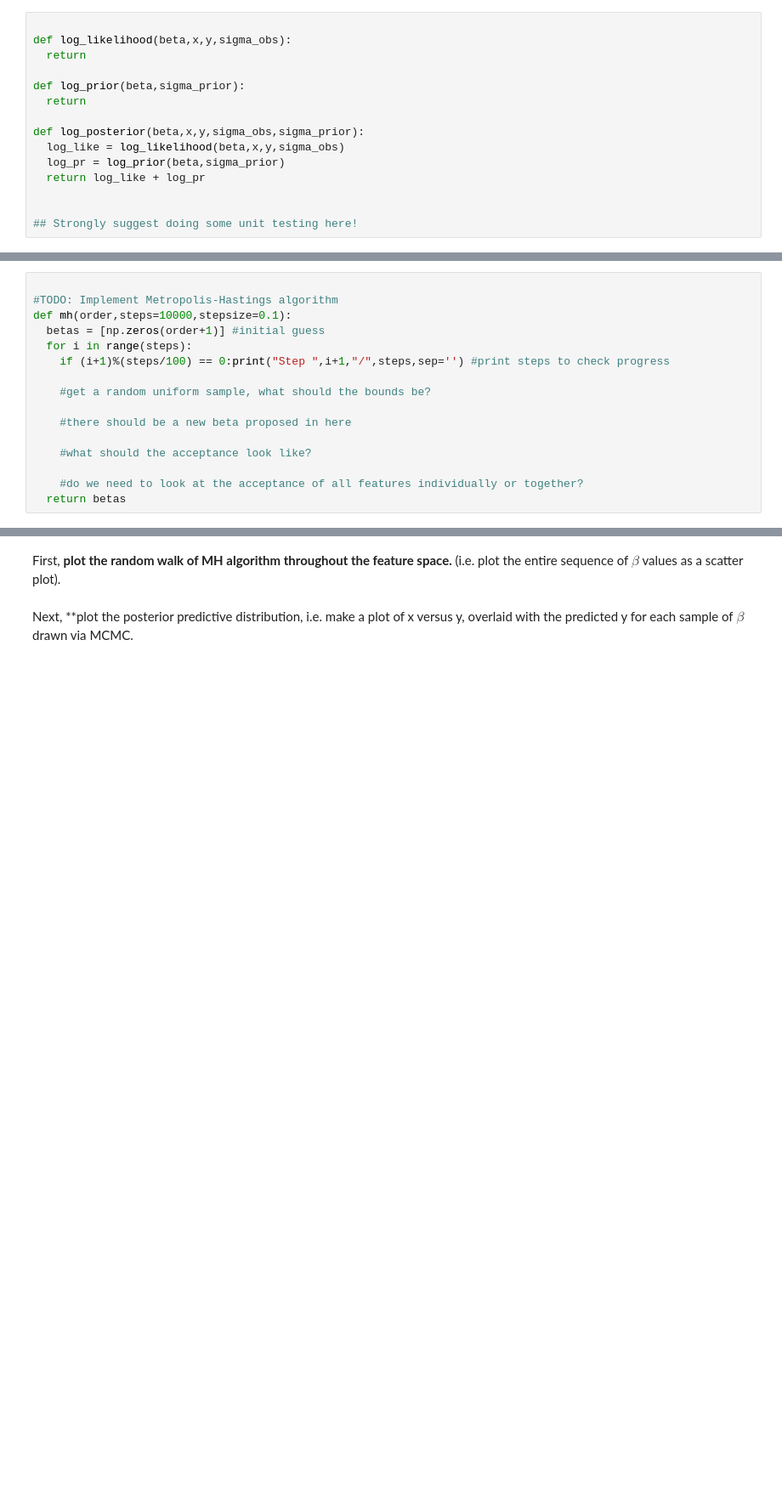
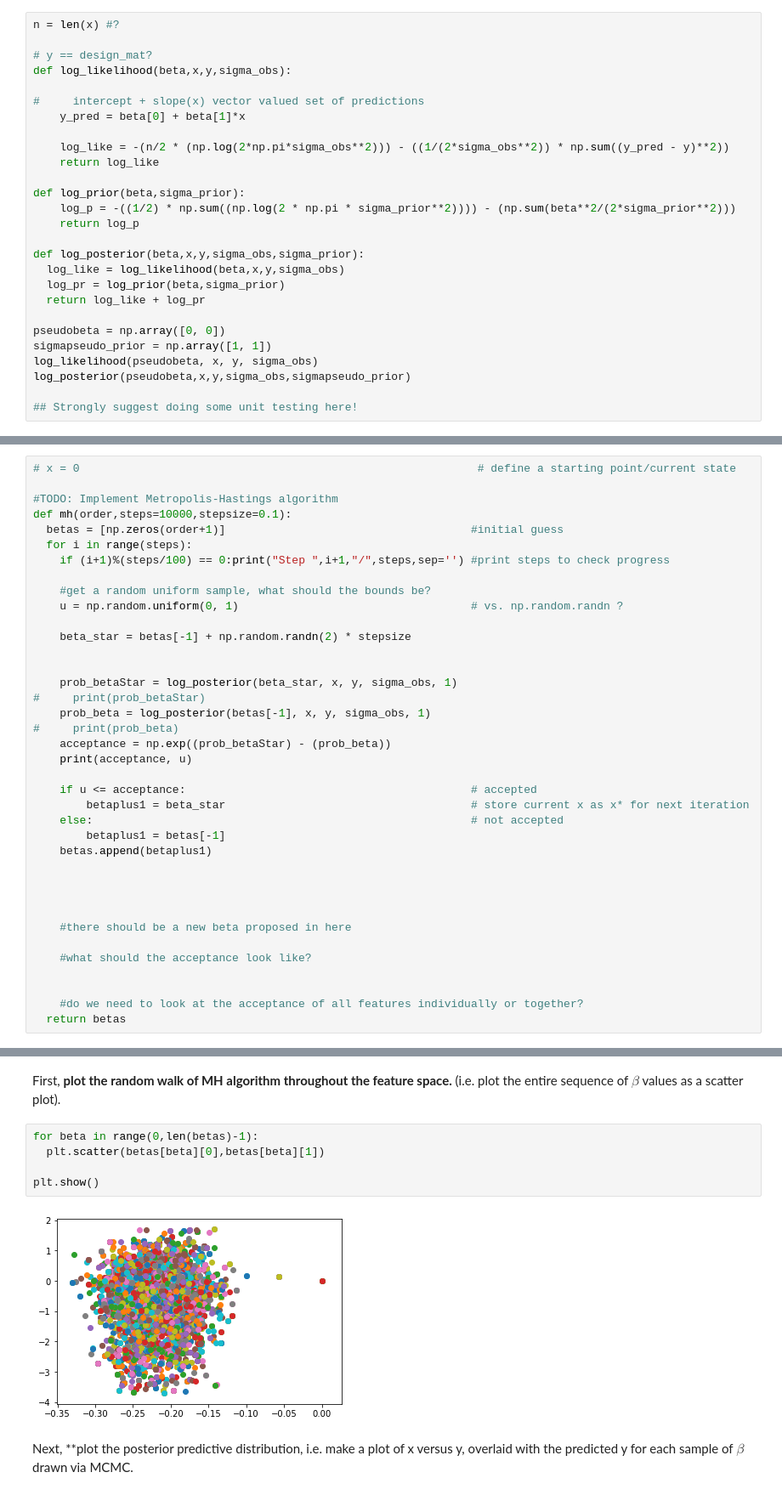
Before and after one commit to UMT-CSCI-591-Deep-Learning-2022/Week_14_MCMC, a Jupyter notebook: BayesianLinearRegression.ipynb, the cells around one changed output, grey strips where cells are left out. Shown: that part at 85% size. Saved outputs shown, nothing was run; the diff lists cells and outputs as text; blank space fills up the shorter version.

```diff
--- a/BayesianLinearRegression.ipynb
+++ b/BayesianLinearRegression.ipynb
@@ -127,17 +143,29 @@ You might be able to convince yourself that this looks rather like L2 regulariza
 
 Next, implement functions that accept $X$, $Y$, and $\beta$ and evaluate the log-likelihood, log-prior, and log-posterior (up to a constant of proportionality).
 # %%
+n = len(x) #?
 
+# y == design_mat?
 def log_likelihood(beta,x,y,sigma_obs):
-  return
+
+#     intercept + slope(x) vector valued set of predictions
+    y_pred = beta[0] + beta[1]*x
+
+    log_like = -(n/2 * (np.log(2*np.pi*sigma_obs**2))) - ((1/(2*sigma_obs**2)) * np.sum((y_pred - y)**2))
+    return log_like
 
 def log_prior(beta,sigma_prior):
-  return
+    log_p = -((1/2) * np.sum((np.log(2 * np.pi * sigma_prior**2)))) - (np.sum(beta**2/(2*sigma_prior**2)))
+    return log_p
 
 def log_posterior(beta,x,y,sigma_obs,sigma_prior):
   log_like = log_likelihood(beta,x,y,sigma_obs)
   log_pr = log_prior(beta,sigma_prior)
   return log_like + log_pr
 
+pseudobeta = np.array([0, 0])
+sigmapseudo_prior = np.array([1, 1])
+log_likelihood(pseudobeta, x, y, sigma_obs)
+log_posterior(pseudobeta,x,y,sigma_obs,sigmapseudo_prior)
 
 ## Strongly suggest doing some unit testing here!
@@ -148,19 +178,41 @@ With the Bayesian definitions above it's now time to define our algorithms.  The
 
 **Question: Refer to Figure 5 in the paper, specifically the 5th line with the minimum function.  Is it necessary to have the proposal distribution q when calculating the acceptance rate?  If so why, if not why not?**
 # %%
+# x = 0                                                            # define a starting point/current state
 
 #TODO: Implement Metropolis-Hastings algorithm
 def mh(order,steps=10000,stepsize=0.1):
-  betas = [np.zeros(order+1)] #initial guess
+  betas = [np.zeros(order+1)]                                     #initial guess
   for i in range(steps):
     if (i+1)%(steps/100) == 0:print("Step ",i+1,"/",steps,sep='') #print steps to check progress
 
     #get a random uniform sample, what should the bounds be?
+    u = np.random.uniform(0, 1)                                   # vs. np.random.randn ?
+
+    beta_star = betas[-1] + np.random.randn(2) * stepsize
+
+
+    prob_betaStar = log_posterior(beta_star, x, y, sigma_obs, 1)
+#     print(prob_betaStar)
+    prob_beta = log_posterior(betas[-1], x, y, sigma_obs, 1)
+#     print(prob_beta)
+    acceptance = np.exp((prob_betaStar) - (prob_beta))
+    print(acceptance, u)
+
+    if u <= acceptance:                                           # accepted
+        betaplus1 = beta_star                                     # store current x as x* for next iteration
+    else:                                                         # not accepted
+        betaplus1 = betas[-1]
+    betas.append(betaplus1)
+
+
+
 
     #there should be a new beta proposed in here
 
     #what should the acceptance look like?
 
+
     #do we need to look at the acceptance of all features individually or together?
   return betas
 # %% [markdown]
@@ -188,6 +261,13 @@ def coeff_plot(coeffs,x):
   return return_val
 # %% [markdown]
 First, **plot the random walk of MH algorithm throughout the feature space.** (i.e. plot the entire sequence of $\beta$ values as a scatter plot).
+# %%
+for beta in range(0,len(betas)-1):
+  plt.scatter(betas[beta][0],betas[beta][1])
+
+plt.show()
+# %% [output]
+[figure, added]
 # %% [markdown]
 Next, **plot the posterior predictive distribution, i.e. make a plot of x versus y, overlaid with the predicted y for each sample of $\beta$ drawn via MCMC.
 # %%
```
Also changed, not shown: parts of 8 cells of this notebook.
